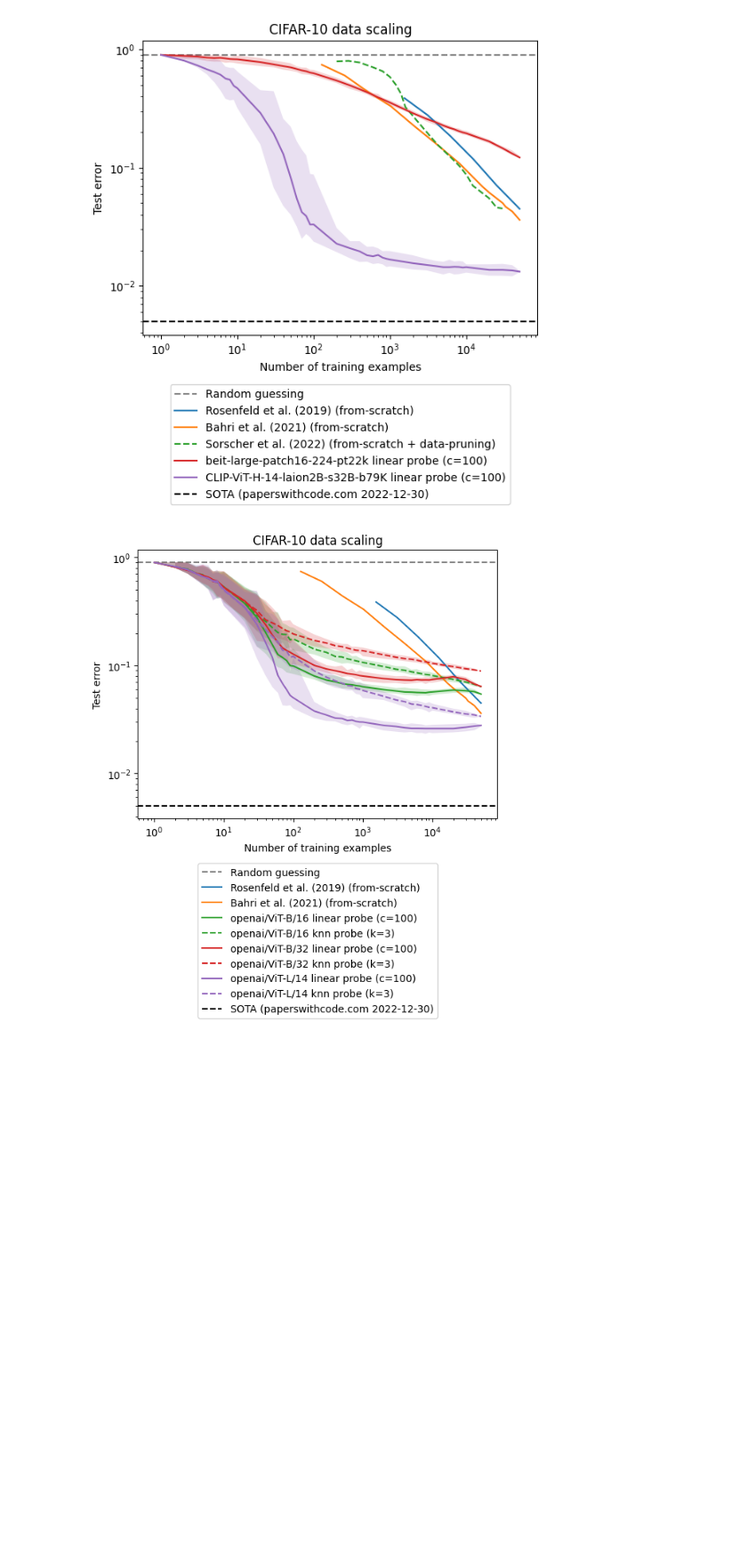
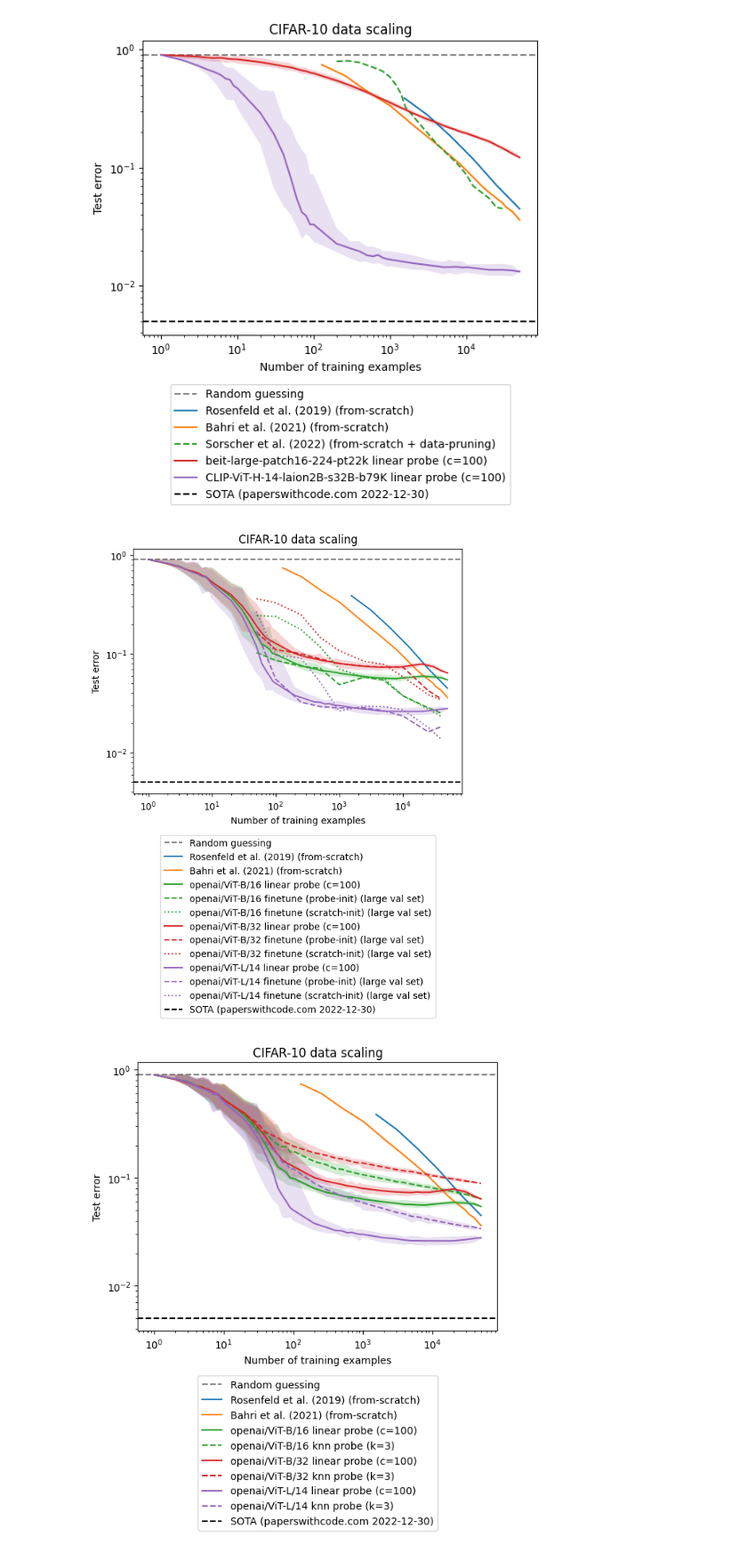
Before and after one commit to ed1d1a8d/scaling, a Jupyter notebook: notebooks/scaling-compare/cifar10.ipynb, the cells around one changed output. Shown at 89% size. Cells and saved outputs as stored; diff of their text form; code cells hidden in the pictures; blank space fills up the shorter version.

```diff
--- a/notebooks/scaling-compare/cifar10.ipynb
+++ b/notebooks/scaling-compare/cifar10.ipynb
@@ -359,15 +359,36 @@ for embedder_id in (
     )
     prev_color = ax.lines[-1].get_color()
 
-    cdf = df_finetune.query("embedder_cfg_id == @embedder_id").sort_values(
-        "n_train"
-    )
+    cdf = df_finetune.query(
+        "&".join(
+            (
+                "embedder_cfg_id == @embedder_id",
+                "init_with_trained_linear_probe",
+            )
+        )
+    ).sort_values("n_train")
     plt.plot(
         cdf.n_train - cdf.n_val_override,
         cdf.test_err,
         linestyle="--",
         color=prev_color,
-        label=f"{embedder_id} finetune (test) (large val set)",
+        label=f"{embedder_id} finetune (probe-init) (large val set)",
+    )
+
+    cdf = df_finetune.query(
+        "&".join(
+            (
+                "embedder_cfg_id == @embedder_id",
+                "~init_with_trained_linear_probe",
+            )
+        )
+    ).sort_values("n_train")
+    plt.plot(
+        cdf.n_train - cdf.n_val_override,
+        cdf.test_err,
+        linestyle=":",
+        color=prev_color,
+        label=f"{embedder_id} finetune (scratch-init) (large val set)",
     )
     # plt.plot(
     #     cdf.n_train - cdf.n_val_override,
@@ -383,41 +404,43 @@ for embedder_id in (
     #     color=prev_color,
     #     label=f"{embedder_id} finetune (train)",
     # )
 
-cdf = df_finetune_old.query(f"weight_decay == 0")
-plt.plot(
-    cdf.n_train,
-    cdf.test_err,
-    label=f"openai/ViT-L/14 OLD finetune",
-    linestyle="--",
-    zorder=-10,
-)
+# cdf = df_finetune_old.query(f"weight_decay == 0")
+# plt.plot(
+#     cdf.n_train,
+#     cdf.test_err,
+#     label=f"openai/ViT-L/14 OLD finetune",
+#     linestyle="--",
+#     zorder=-10,
+# )
 
 # https://paperswithcode.com/sota/image-classification-on-cifar-10
 plt.axhline(
     1 - 0.995,
     color="k",
     linestyle="--",
     label="SOTA (paperswithcode.com 2022-12-30)",
     zorder=-10,
 )
 
 plt.title(f"CIFAR-10 data scaling")
 
 plt.xscale("log")
 plt.yscale("log")
 # plt.yscale("symlog", linthresh=9e-3)
 # plt.ylim(-1e-3, 1.1)
 plt.xlabel("Number of training examples")
 plt.ylabel(f"Test error")
 
 # Plot legend underneath plot
 plt.legend(
     loc="upper center",
     bbox_to_anchor=(0.5, -0.15),
     ncol=1,
 )
 plt.show()
+# %% [output]
+[figure, added]
 # %%
 plt.axhline(
     0.9,
```
Also changed, not shown: parts of 2 cells of this notebook.
